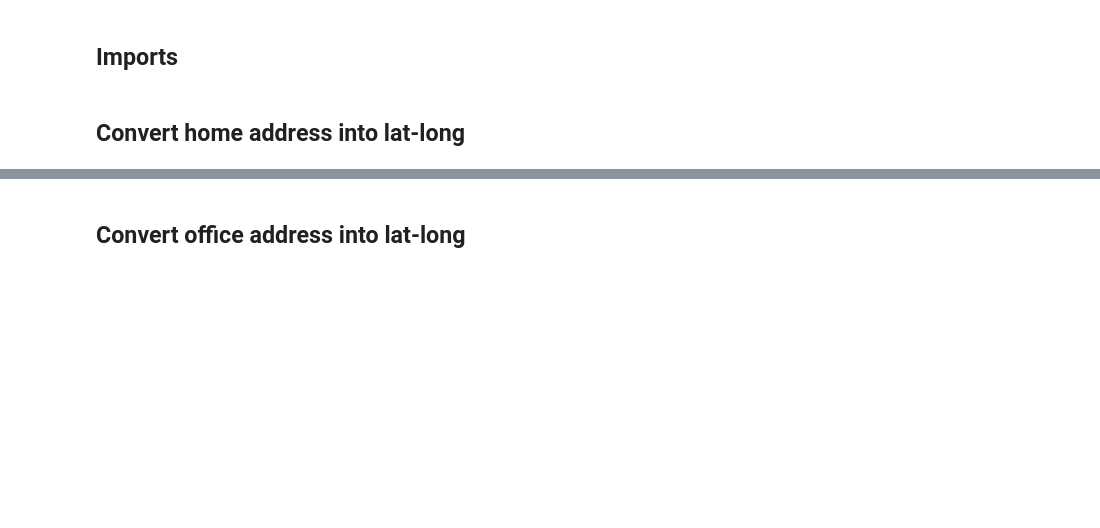
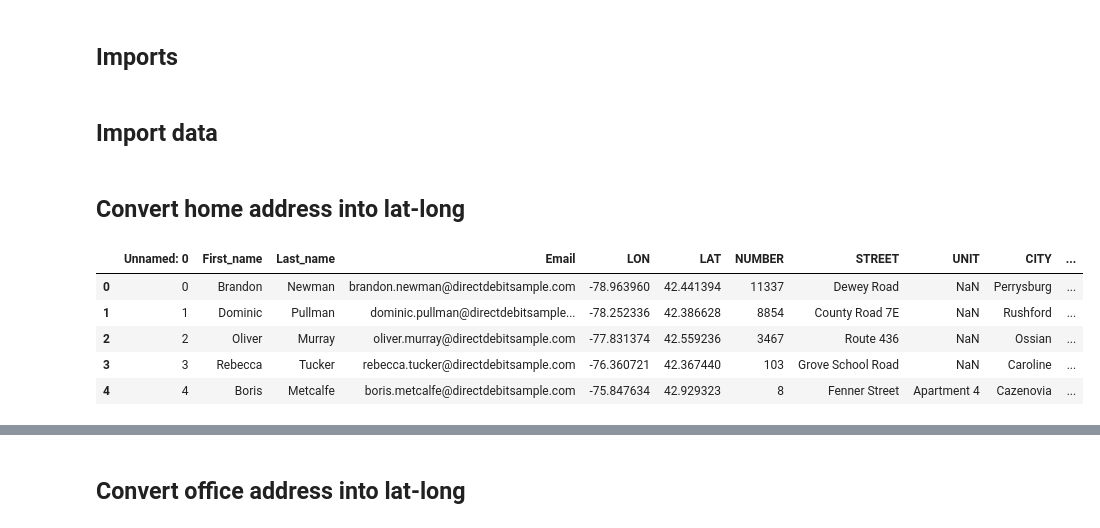
Before and after one commit to Third-Moment/DirectDebit, a Jupyter notebook: develop/2017-02-16-jm-direct-debit-area-map.ipynb, the cells around one changed output, grey strips where cells are left out. Saved outputs shown, nothing was run; the diff lists cells and outputs as text; code cells hidden in the pictures; blank space fills up the shorter version.

```diff
--- a/develop/2017-02-16-jm-direct-debit-area-map.ipynb
+++ b/develop/2017-02-16-jm-direct-debit-area-map.ipynb
@@ -31,2 +33,19 @@ import pandas as pd
+# %% [markdown]
+## Import data
 # %% [markdown]
 ## Convert home address into lat-long
+# %%
+file_loc = 'C:/Users/Jonathan/DirectDebit/data/'
+file_path = file_loc + 'direct_debit_clean.csv'
+ouput_loc = 'C:/Users/Jonathan/DirectDebit/data/'
+
+df_clean = pd.read_csv(file_path)
+# %%
+df_clean.head()
+# %% [output]
+|  | Unnamed: 0 | First_name | Last_name | Email | LON | LAT | NUMBER | STREET | UNIT | CITY | ... |
+| 0 | 0 | Brandon | Newman | brandon.newman@directdebitsample.com | -78.963960 | 42.441394 | 11337 | Dewey Road | NaN | Perrysburg | ... |
+| 1 | 1 | Dominic | Pullman | dominic.pullman@directdebitsample... | -78.252336 | 42.386628 | 8854 | County Road 7E | NaN | Rushford | ... |
+| 2 | 2 | Oliver | Murray | oliver.murray@directdebitsample.com | -77.831374 | 42.559236 | 3467 | Route 436 | NaN | Ossian | ... |
+| 3 | 3 | Rebecca | Tucker | rebecca.tucker@directdebitsample.com | -76.360721 | 42.367440 | 103 | Grove School Road | NaN | Caroline | ... |
+| 4 | 4 | Boris | Metcalfe | boris.metcalfe@directdebitsample.com | -75.847634 | 42.929323 | 8 | Fenner Street | Apartment 4 | Cazenovia | ... |
```
Also changed, not shown: parts of 16 cells of this notebook, 9 other files.
